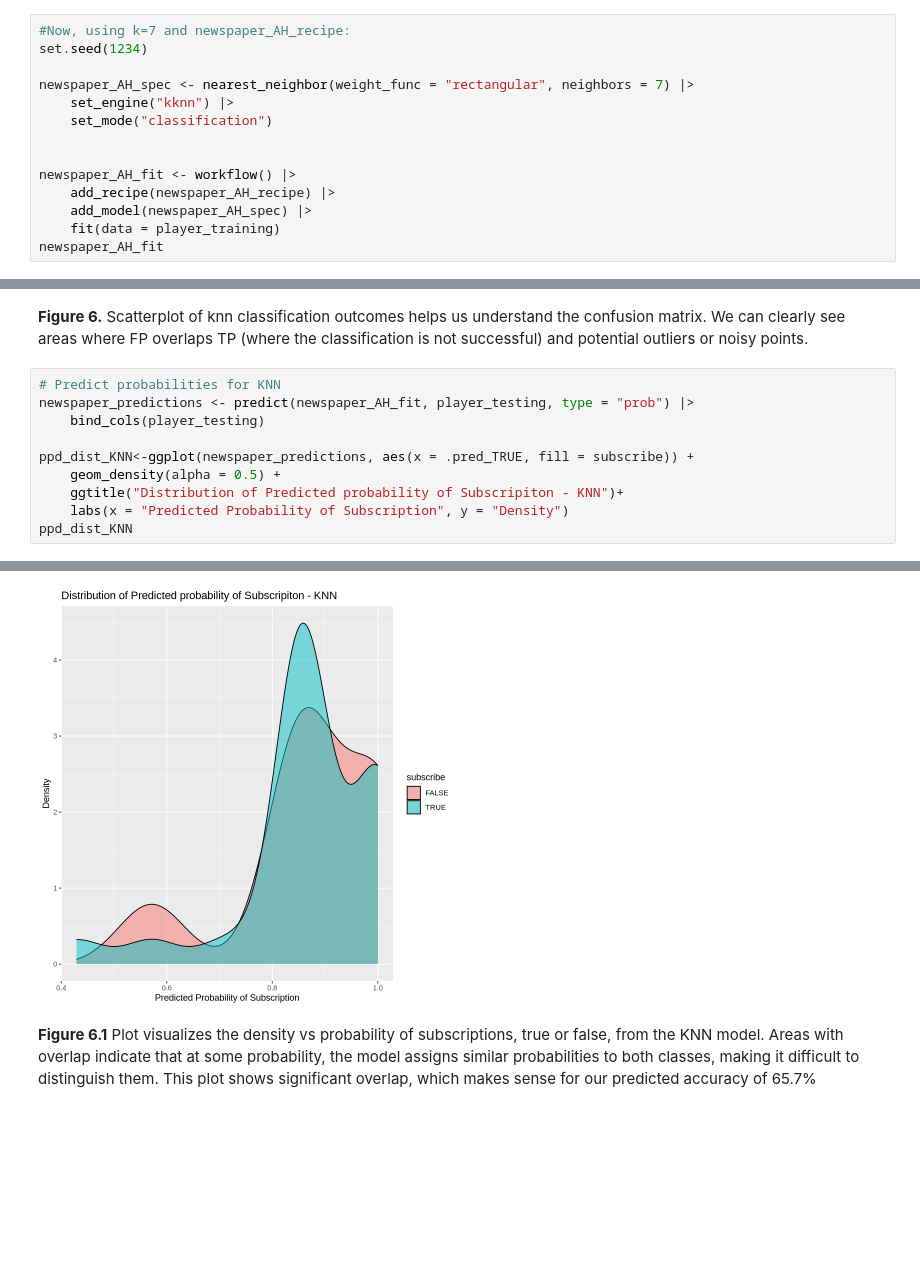
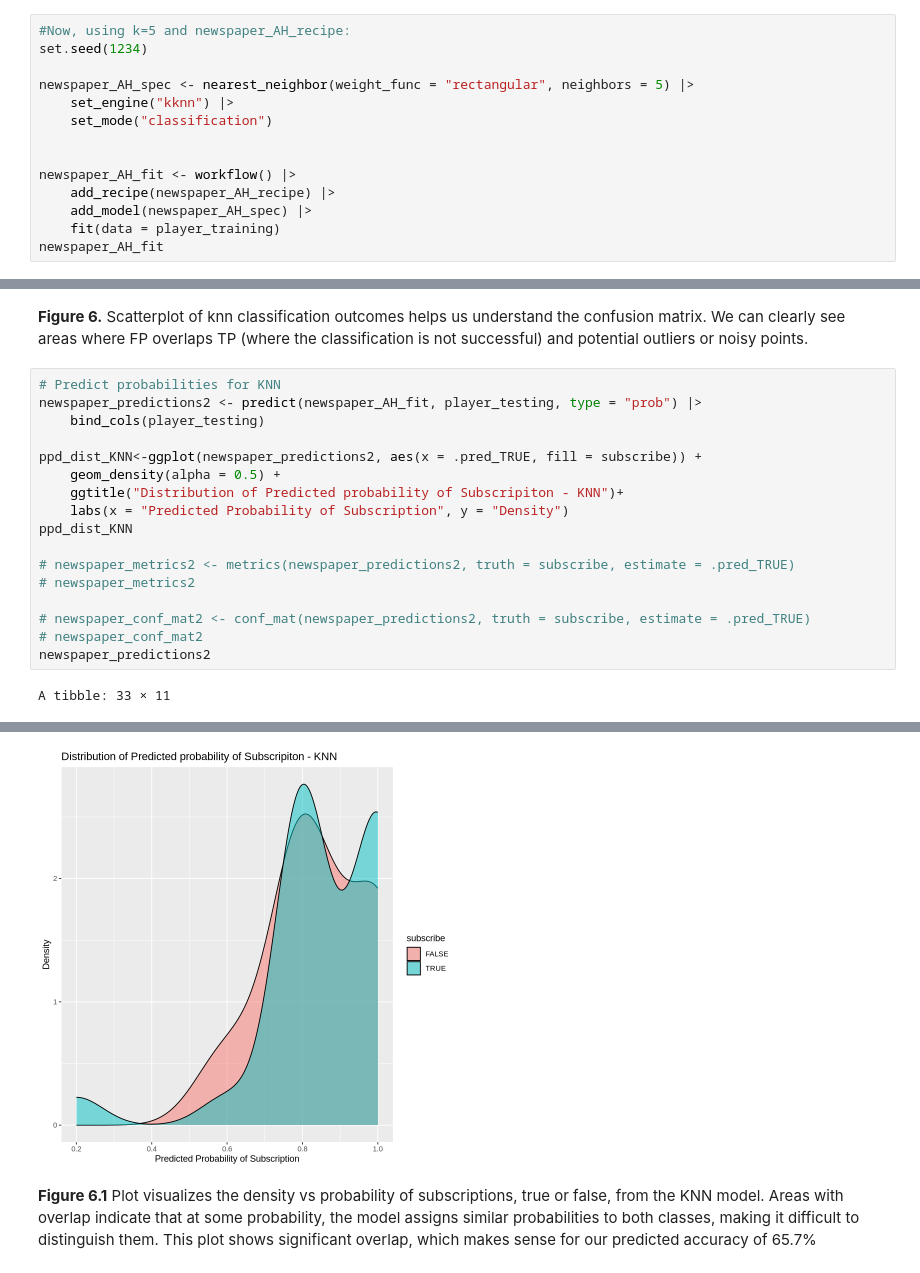
Before and after one commit to evanvoorbergen/DSCI100-group2project, a Jupyter notebook: group_2.ipynb, the cells around one changed output, grey strips where cells are left out. Saved outputs shown, nothing was run; the diff lists cells and outputs as text; blank space fills up the shorter version.

```diff
--- a/group_2.ipynb
+++ b/group_2.ipynb
@@ -450,8 +450,8 @@ cross_val_plot
 # %%
-#Now, using k=7 and newspaper_AH_recipe:
+#Now, using k=5 and newspaper_AH_recipe:
 set.seed(1234)
 
-newspaper_AH_spec <- nearest_neighbor(weight_func = "rectangular", neighbors = 7) |>
+newspaper_AH_spec <- nearest_neighbor(weight_func = "rectangular", neighbors = 5) |>
     set_engine("kknn") |>
     set_mode("classification")
 
@@ -529,12 +529,20 @@ knn_sp
 **Figure 6.** Scatterplot of knn classification outcomes helps us understand the confusion matrix. We can clearly see areas where FP overlaps TP (where the classification is not successful) and potential outliers or noisy points.
 # %%
 # Predict probabilities for KNN
-newspaper_predictions <- predict(newspaper_AH_fit, player_testing, type = "prob") |>
+newspaper_predictions2 <- predict(newspaper_AH_fit, player_testing, type = "prob") |>
     bind_cols(player_testing)
 
-ppd_dist_KNN<-ggplot(newspaper_predictions, aes(x = .pred_TRUE, fill = subscribe)) +
+ppd_dist_KNN<-ggplot(newspaper_predictions2, aes(x = .pred_TRUE, fill = subscribe)) +
     geom_density(alpha = 0.5) +
     ggtitle("Distribution of Predicted probability of Subscripiton - KNN")+
     labs(x = "Predicted Probability of Subscription", y = "Density")
 ppd_dist_KNN
+
+# newspaper_metrics2 <- metrics(newspaper_predictions2, truth = subscribe, estimate = .pred_TRUE)
+# newspaper_metrics2
+
+# newspaper_conf_mat2 <- conf_mat(newspaper_predictions2, truth = subscribe, estimate = .pred_TRUE)
+# newspaper_conf_mat2
+newspaper_predictions2
 # %% [output]
+A tibble: 33 × 11
@@ -541,4 +567,4 @@ ppd_dist_KNN
-[figure, old version]
+[figure, new version]
 # %% [markdown]
 **Figure 6.1** Plot visualizes the density vs probability of subscriptions, true or false, from the KNN model. Areas with overlap indicate that at some probability,  the model assigns similar probabilities to both classes, making it difficult to distinguish them. This plot shows significant overlap, which makes sense for our predicted accuracy of 65.7%
 # %% [markdown]
```
Also changed, not shown: parts of 8 cells of this notebook.
